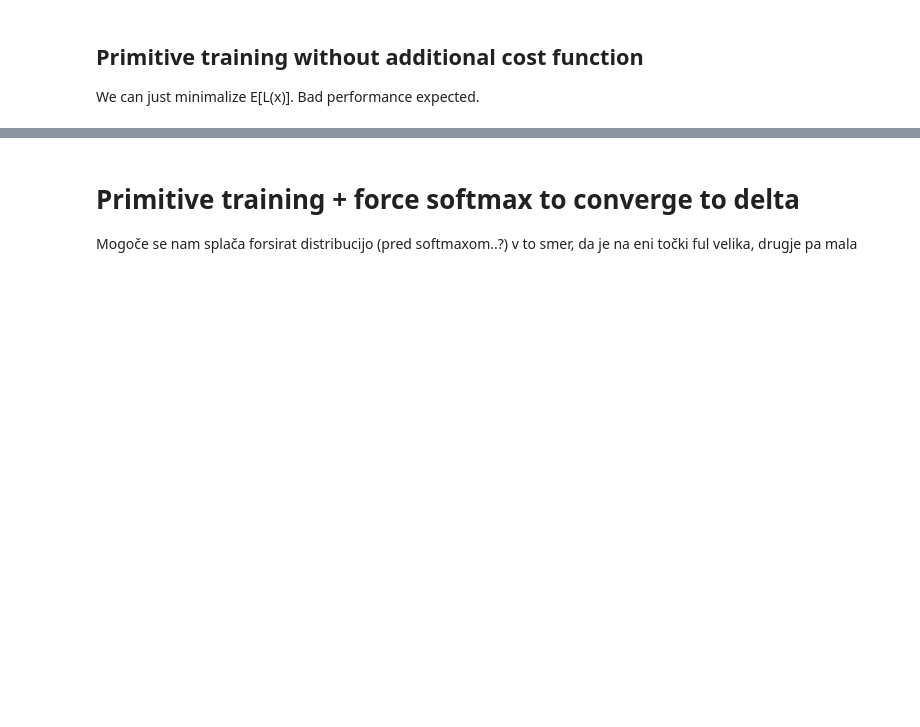
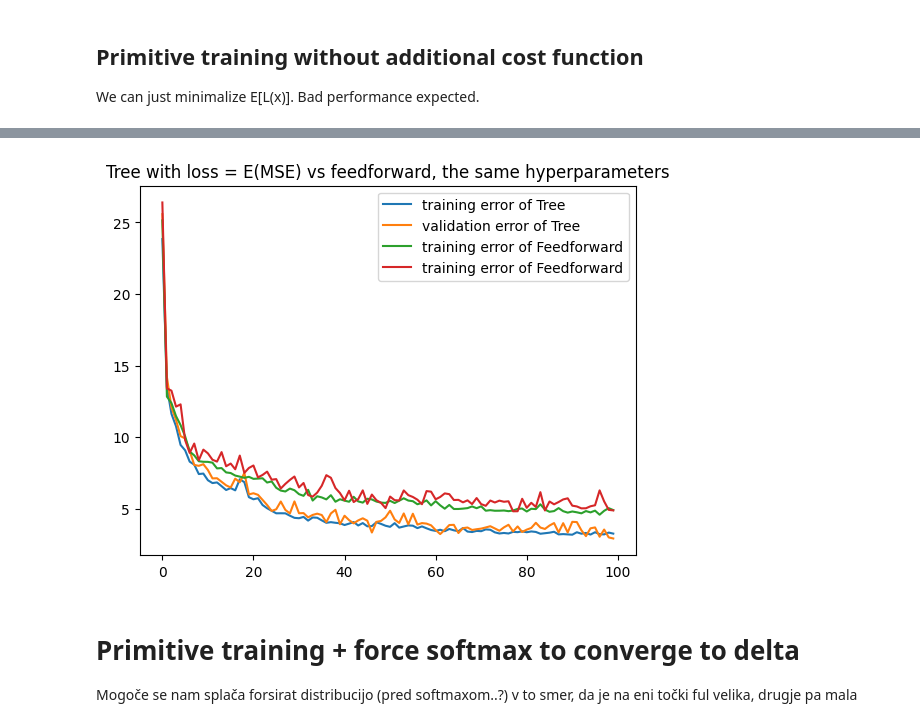
Before and after one commit to urhprimozic/tree-nn, a Jupyter notebook: notebooks/1. introduction.ipynb, the cells around one changed output, grey strips where cells are left out. Saved outputs shown, nothing was run; the diff lists cells and outputs as text; code cells hidden in the pictures; blank space fills up the shorter version.

```diff
--- a/notebooks/1. introduction.ipynb
+++ b/notebooks/1. introduction.ipynb
@@ -236,4 +246,7 @@ plt.show()
 # %% [markdown]
 ## Primitive training without additional cost function
 We can just minimalize E[L(x)]. Bad performance expected.
+# %%
+# get new tree
+tree = Tree(2, [FeedForward(2, 3, 1), FeedForward(2, 3, 1)], head=FeedForward(2,2))
 # %%
@@ -318,3 +335,25 @@ KeyboardInterrupt:
+# %%
+# plot errors
+import matplotlib.pyplot as plt
+
+#deatach all
+def deatach_list(lst):
+    ans = []
+    for x in lst:
+        y = x.detach().numpy()
+        ans.append(y)
+    return ans
+
+
+plt.plot(deatach_list(training_errors), label="training error of Tree")
+plt.plot(deatach_list(validation_errors), label="validation error of Tree")
+plt.plot(deatach_list(training_errors_feedforward), label="training error of Feedforward")
+plt.plot(deatach_list(validation_errors_feedforward), label="training error of Feedforward")
+plt.legend()
+plt.title("Tree with loss = E(MSE) vs feedforward, the same hyperparameters")
+plt.show()
+# %% [output]
+[figure, added]
 # %% [markdown]
 # Primitive training + force softmax to converge to delta
 Mogoče se nam splača forsirat distribucijo (pred softmaxom..?) v to smer, da je na eni točki ful velika, drugje pa mala
```
Also changed, not shown: parts of 10 cells of this notebook, 1 other file.
